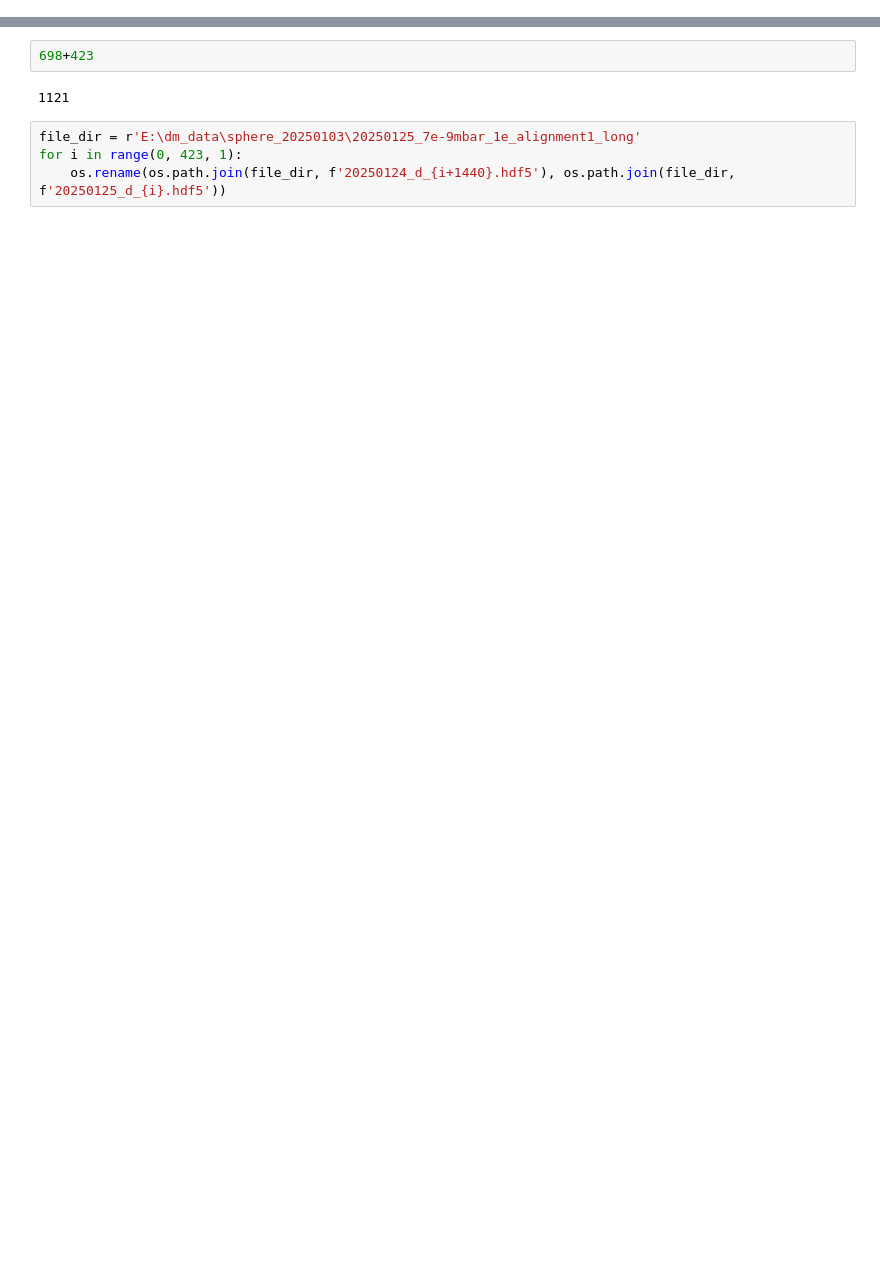
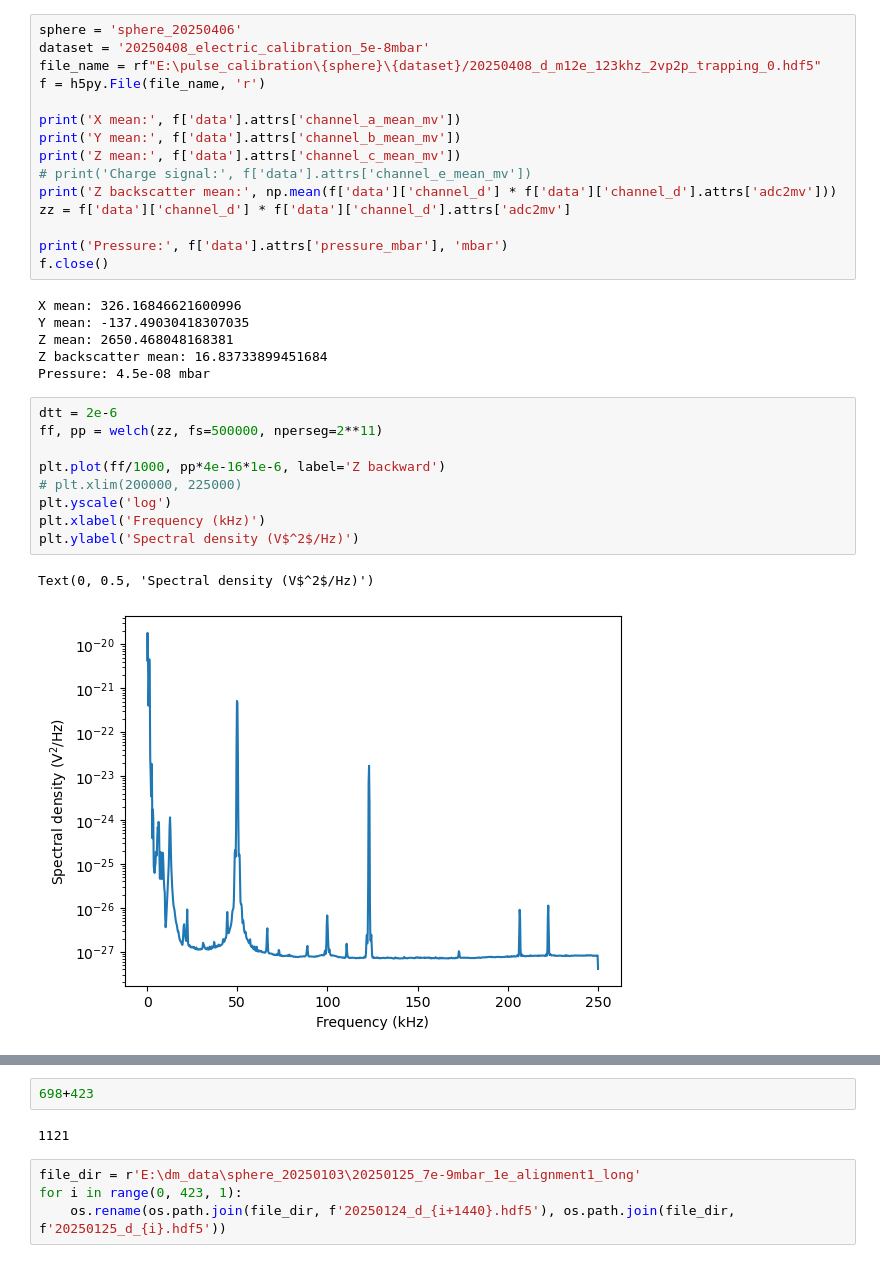
Before and after one commit to yuhants/nanospheres, a Jupyter notebook: analysis_notebooks/20241017_h5py_test.ipynb, the cells around one changed output, grey strips where cells are left out. Cells and saved outputs as stored; diff of their text form; blank space fills up the shorter version.

```diff
--- a/analysis_notebooks/20241017_h5py_test.ipynb
+++ b/analysis_notebooks/20241017_h5py_test.ipynb
@@ -5 +30,34 @@ import h5py
+# %%
+sphere = 'sphere_20250406'
+dataset = '20250408_electric_calibration_5e-8mbar'
+file_name = rf"E:\pulse_calibration\{sphere}\{dataset}/20250408_d_m12e_123khz_2vp2p_trapping_0.hdf5"
+f = h5py.File(file_name, 'r')
+
+print('X mean:', f['data'].attrs['channel_a_mean_mv'])
+print('Y mean:', f['data'].attrs['channel_b_mean_mv'])
+print('Z mean:', f['data'].attrs['channel_c_mean_mv'])
+# print('Charge signal:', f['data'].attrs['channel_e_mean_mv'])
+print('Z backscatter mean:', np.mean(f['data']['channel_d'] * f['data']['channel_d'].attrs['adc2mv']))
+zz = f['data']['channel_d'] * f['data']['channel_d'].attrs['adc2mv']
+
+print('Pressure:', f['data'].attrs['pressure_mbar'], 'mbar')
+f.close()
+# %% [output]
+X mean: 326.16846621600996
+Y mean: -137.49030418307035
+Z mean: 2650.468048168381
+Z backscatter mean: 16.83733899451684
+Pressure: 4.5e-08 mbar
+# %%
+dtt = 2e-6
+ff, pp = welch(zz, fs=500000, nperseg=2**11)
+
+plt.plot(ff/1000, pp*4e-16*1e-6, label='Z backward')
+# plt.xlim(200000, 225000)
+plt.yscale('log')
+plt.xlabel('Frequency (kHz)')
+plt.ylabel('Spectral density (V$^2$/Hz)')
+# %% [output]
+Text(0, 0.5, 'Spectral density (V$^2$/Hz)')
+[figure, added]
 # %%
```
Also changed, not shown: parts of 9 cells of this notebook, 8 other files.
